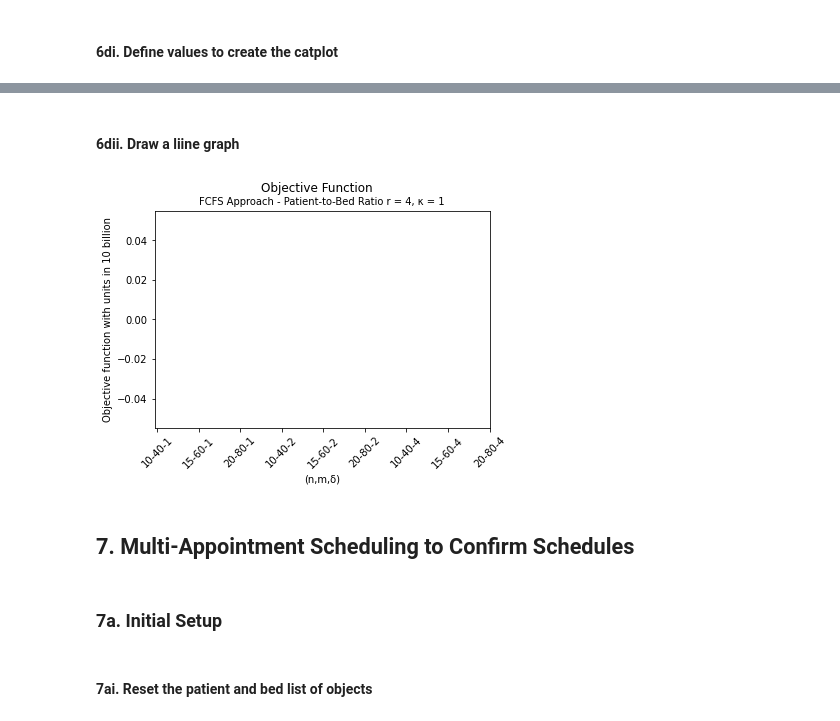
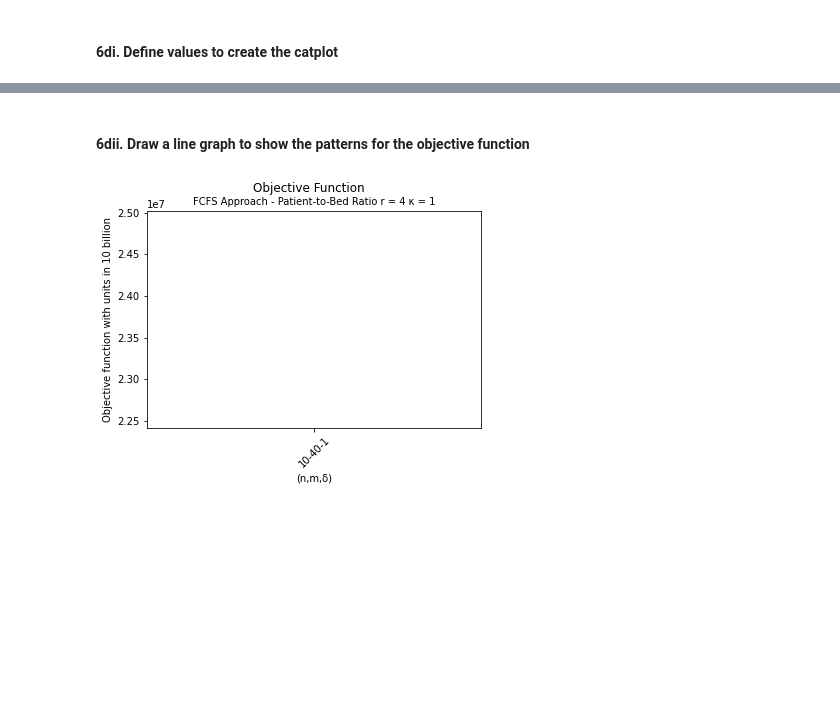
Before and after one commit to clarissanjani/Multi-ApptScheduling-HemodialysisCenters, a Jupyter notebook: Anjani_FCFS.ipynb, the cells around one changed output, grey strips where cells are left out. Saved outputs shown, nothing was run; the diff lists cells and outputs as text; code cells hidden in the pictures; blank space fills up the shorter version.

```diff
--- a/Anjani_FCFS.ipynb
+++ b/Anjani_FCFS.ipynb
@@ -901,10 +982,6 @@ prescribed_total_dialysis_hours_all_patients
 Dialysis treatment times are 4 hours to comply with the average reported length of hemodialysis treatment , but it is usually between 3 to 5 hours. So lets find a time when both patients and beds are free at the same time and store it in a dictionary
 # %% [markdown]
 ### 6a. RUN ONLY IF RUNNING FOR THE FIRST TIME, OTHERWISE COMMENT IT OUT
-# %%
- FCFS_df = []
-
-FCFS_df = pd.DataFrame({str(0): [0, 0, 0, 0, 0, 0, 0, 0, 0, 0, 0, 0]},index = [initial_rows])
 # %%
 initial_rows = [
     "Number of beds",
@@ -990,3 +1071,5 @@ obj_function_values
+# %%
+combi_patient_bed_deviation = list(FCFS_df.columns)
 # %%
 bars_count = ['count 0', 'count 1', 'count 2', 'count 3']
 bars_graph = []
@@ -1000,5 +1079,3 @@ len(bars_graph)
-# %%
-combi_patient_bed_deviation = ['10-40-1',	'15-60-1',	'20-80-1',	'10-40-2',	'15-60-2',	'20-80-2',	'10-40-4',	'15-60-4',	'20-80-4']
 # %%
 combi_graph = []
 for combi in combi_patient_bed_deviation:
@@ -1031 +1100,3 @@ len(count_values)
+# %%
+patient_bed_ratio = int(num_patients / num_beds)
 # %%
@@ -1064,27 +1134,21 @@ ValueError: All arrays must be of the same length
 # %% [markdown]
-#### 6dii. Draw a liine graph
+#### 6dii. Draw a line graph to show the patterns for the objective function
 # %%
 # Create the line chart
 plt.plot(obj_function_values)
 
 # Set x-axis labels
 plt.xticks(range(len(combi_patient_bed_deviation)), combi_patient_bed_deviation, rotation=45)  # Set x-axis labels with positions and labels
 
 # Set y-axis label
 plt.ylabel("Objective function with units in 10 billion")
 plt.xlabel("(n,m,δ)")
 
 # Set title
 plt.suptitle("Objective Function", fontsize = 12)
-plt.title("FCFS Approach - Patient-to-Bed Ratio r = 4, κ = 1", fontsize = 10)
+plt.title("FCFS Approach - Patient-to-Bed Ratio r = " + str(patient_bed_ratio) + " κ = 1", fontsize = 10)
 
 # Show the plot
 plt.show()
 # %% [output]
-[figure, old version]
+[figure, new version]
-# %% [markdown]
-## 7. Multi-Appointment Scheduling to Confirm Schedules
-# %% [markdown]
-### 7a. Initial Setup
-# %% [markdown]
-#### 7ai. Reset the patient and bed list of objects
```
Also changed, not shown: parts of 80 cells of this notebook, 8 other files.
